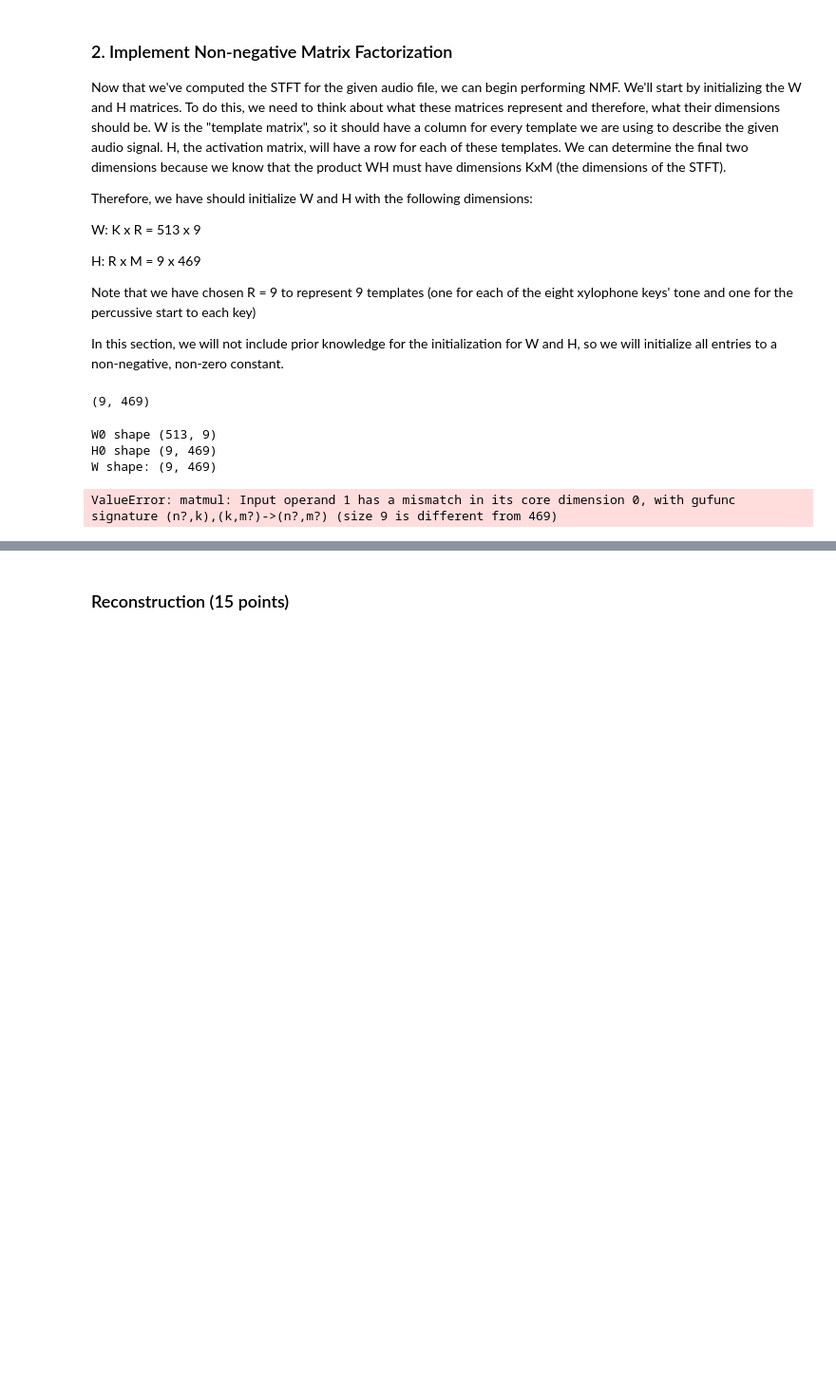
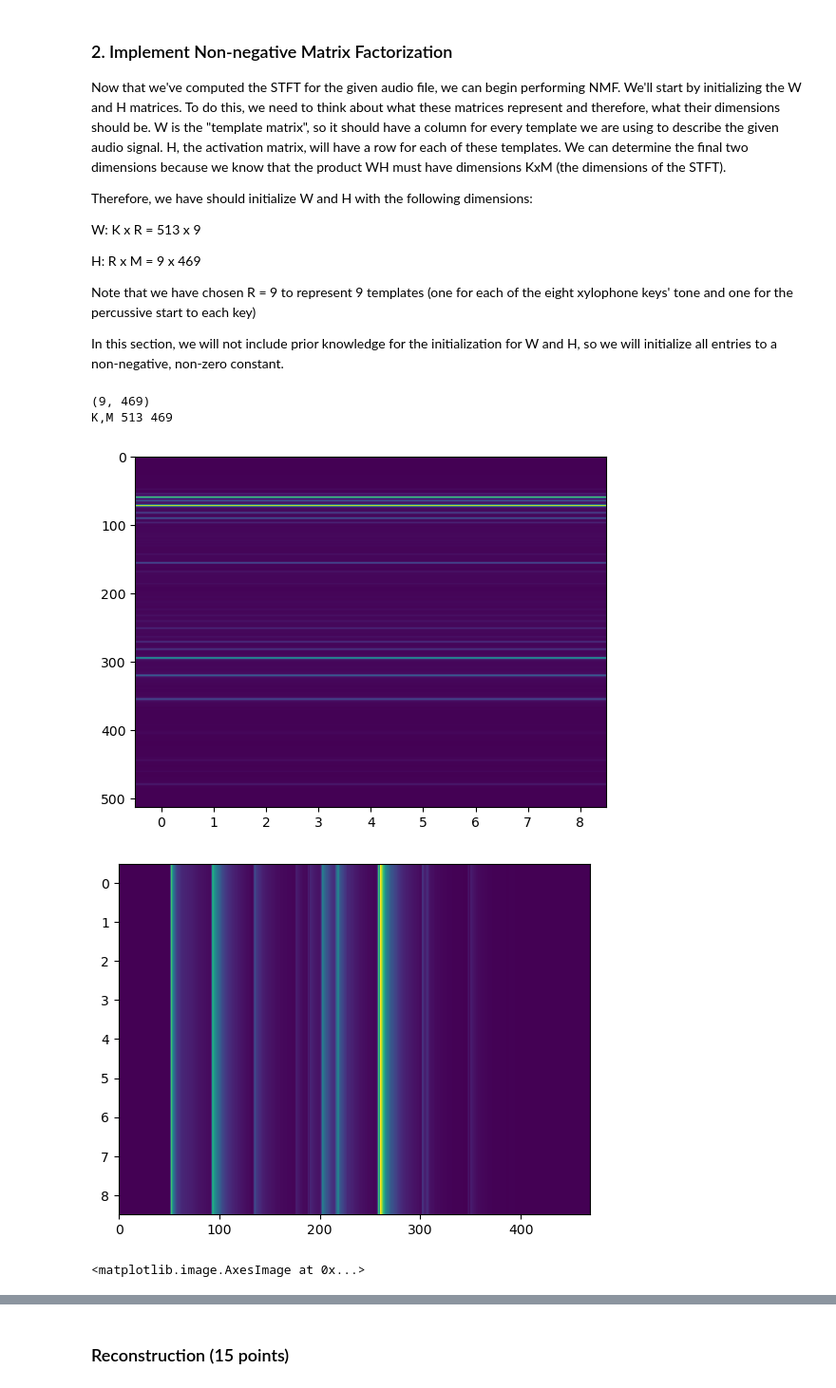
Before and after one commit to rafael-burger/E207-HW8, a Jupyter notebook: hw8.ipynb, the cells around one changed output, grey strips where cells are left out. Shown: that part at 95% size. Cells and saved outputs as stored; diff of their text form; code cells hidden in the pictures; blank space fills up the shorter version.

```diff
--- a/hw8.ipynb
+++ b/hw8.ipynb
@@ -73,36 +73,40 @@ init_val = 0.5
 W = np.ones((K,R)) * init_val
 H = np.ones((R,M)) * init_val
 print(H.shape)
+print("K,M", K, M)
 # %% [output]
 (9, 469)
+K,M 513 469
 # %%
 ### Implement NMF
 
 def updateH(V, W, H):
-    print("W shape:", W.shape)
-    print("arg2 shape: ", (V @ H.T).shape)
-    print("arg3 shape: ", (W @ H @ H.T).shape)
+    H_1 = H * (W.T @ V) / (W.T @ W @ H)
+    return H_1
+
+def updateW(V, W, H):
     W_1 = W * (V @ H.T) / (W @ H @ H.T)
     return W_1
 
-def updateW(V, W, H):
-    H_1 = H * (W.T @ V) / (W.T @ W @ H)
-    return H_1
-
 def NMF(V, W0, H0, num_iter):
-    print("W0 shape", W0.shape)
-    print("H0 shape", H0.shape)
     H_i = H0
     W_i = W0
     for i in range(num_iter):
-        H_i = updateH(V, H_i, W_i)
-        W_next = updateW(V, H_i, W_i)
-    return (H_i, W_i)
+        H_i = updateH(V = V, W = W_i, H = H_i)
+        W_i = updateW(V, W = W_i, H = H_i)
+    return (W_i, H_i)
 # %%
 V = np.abs(S)
-H, W = NMF(V = V, W0 = W, H0 = H, num_iter = 10)
+W = np.ones((K,R)) * init_val
+H = np.ones((R,M)) * init_val
+W, H = NMF(V = V, W0 = W, H0 = H, num_iter = 10000)
+
+plt.imshow(W, aspect = 'auto')
+plt.show()
+plt.imshow(H, aspect = 'auto')
+plt.show()
+plt.imshow(V, aspect = 'auto')
 # %% [output]
+[figure, added]
+[figure, added]
-W0 shape (513, 9)
-H0 shape (9, 469)
-W shape: (9, 469)
+<matplotlib.image.AxesImage at 0x...>
-ValueError: matmul: Input operand 1 has a mismatch in its core dimension 0, with gufunc signature (n?,k),(k,m?)->(n?,m?) (size 9 is different from 469)
```
Also changed, not shown: parts of 1 cell of this notebook.
